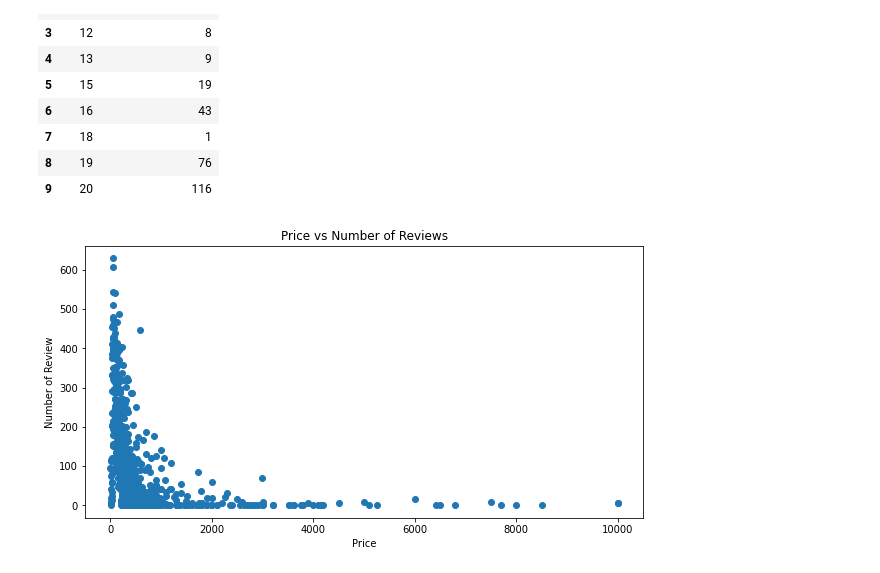
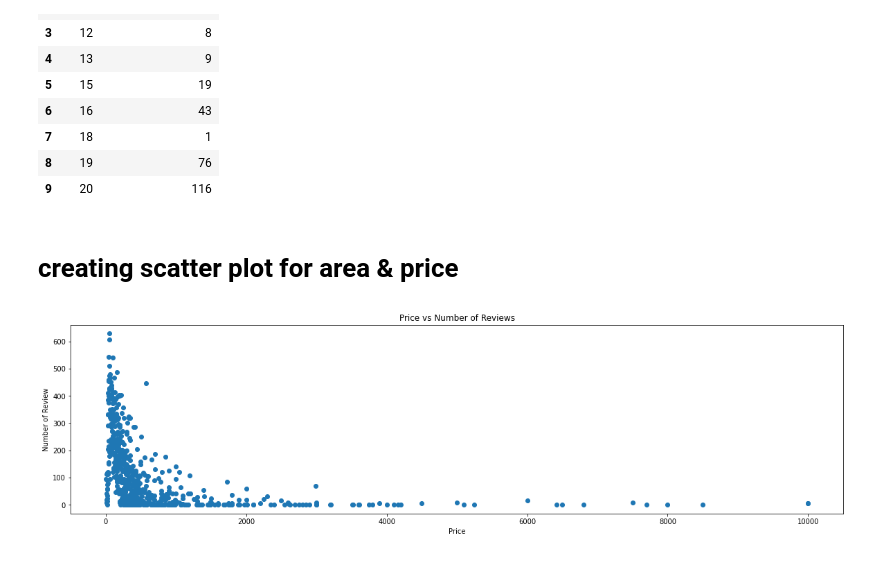
Before and after one commit to Eshaan2601/Airbnb-Booking-Analysis-EDA, a Jupyter notebook: Airbnb(Eshaan).ipynb, the cells around one changed output. Saved outputs shown, nothing was run; the diff lists cells and outputs as text; code cells hidden in the pictures.

```diff
--- a/Airbnb(Eshaan).ipynb
+++ b/Airbnb(Eshaan).ipynb
@@ -184,18 +184,20 @@ price_area.head(10)
 | 7 | 18 | 1 |
 | 8 | 19 | 76 |
 | 9 | 20 | 116 |
+# %% [markdown]
+# creating scatter plot for area & price
 # %%
 area = price_area['price']
 price = price_area['number_of_reviews']
 
-fig = plt.figure(figsize = (10, 5))
+fig = plt.figure(figsize = (20, 5))
 
 # creating the bar plot
 plt.scatter(area, price)
 
 plt.xlabel("Price")
 plt.ylabel("Number of Review")
 plt.title("Price vs Number of Reviews")
 plt.show()
 # %% [output]
-[figure, old version]
+[figure, new version]
```
Also changed, not shown: parts of 4 cells of this notebook.
